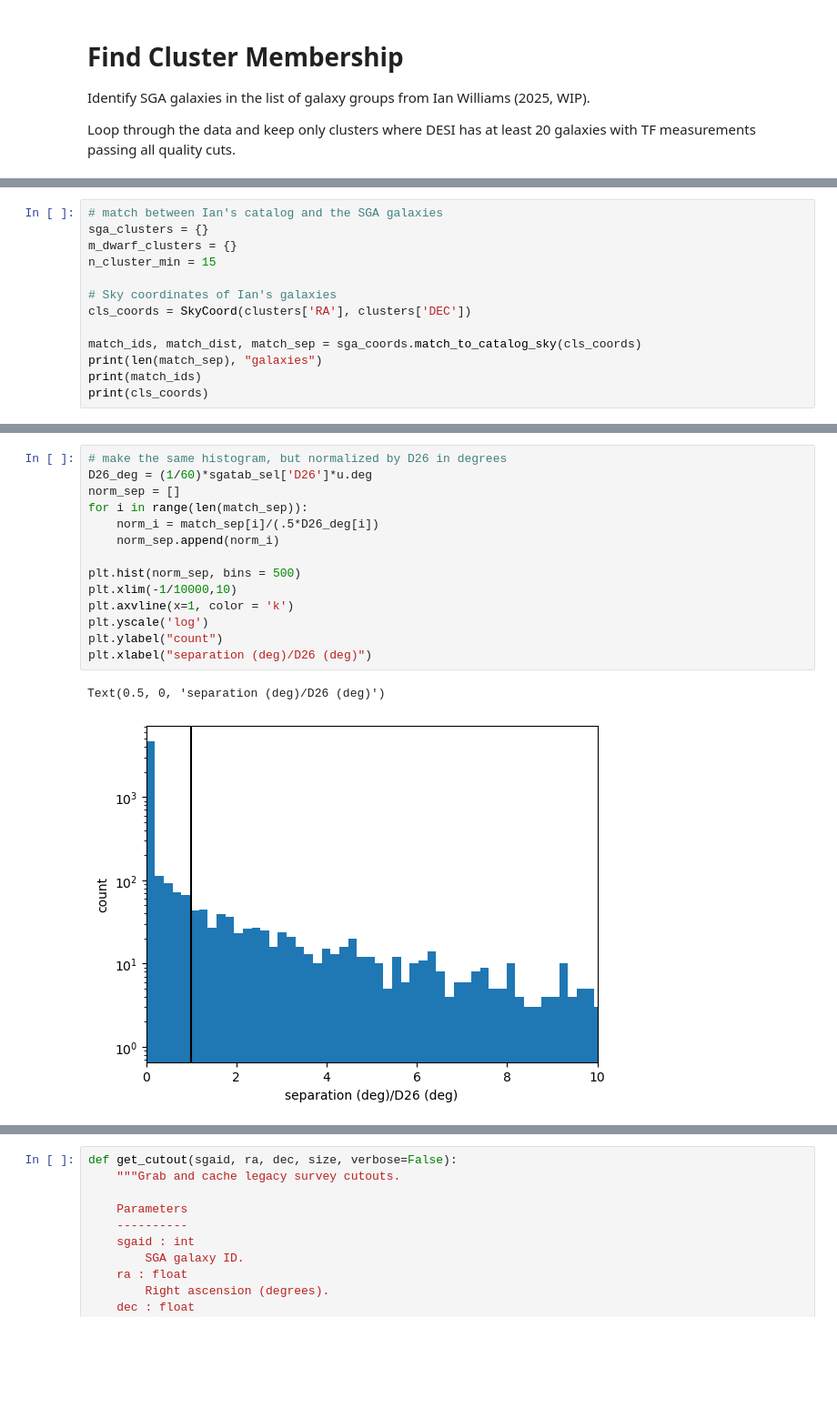
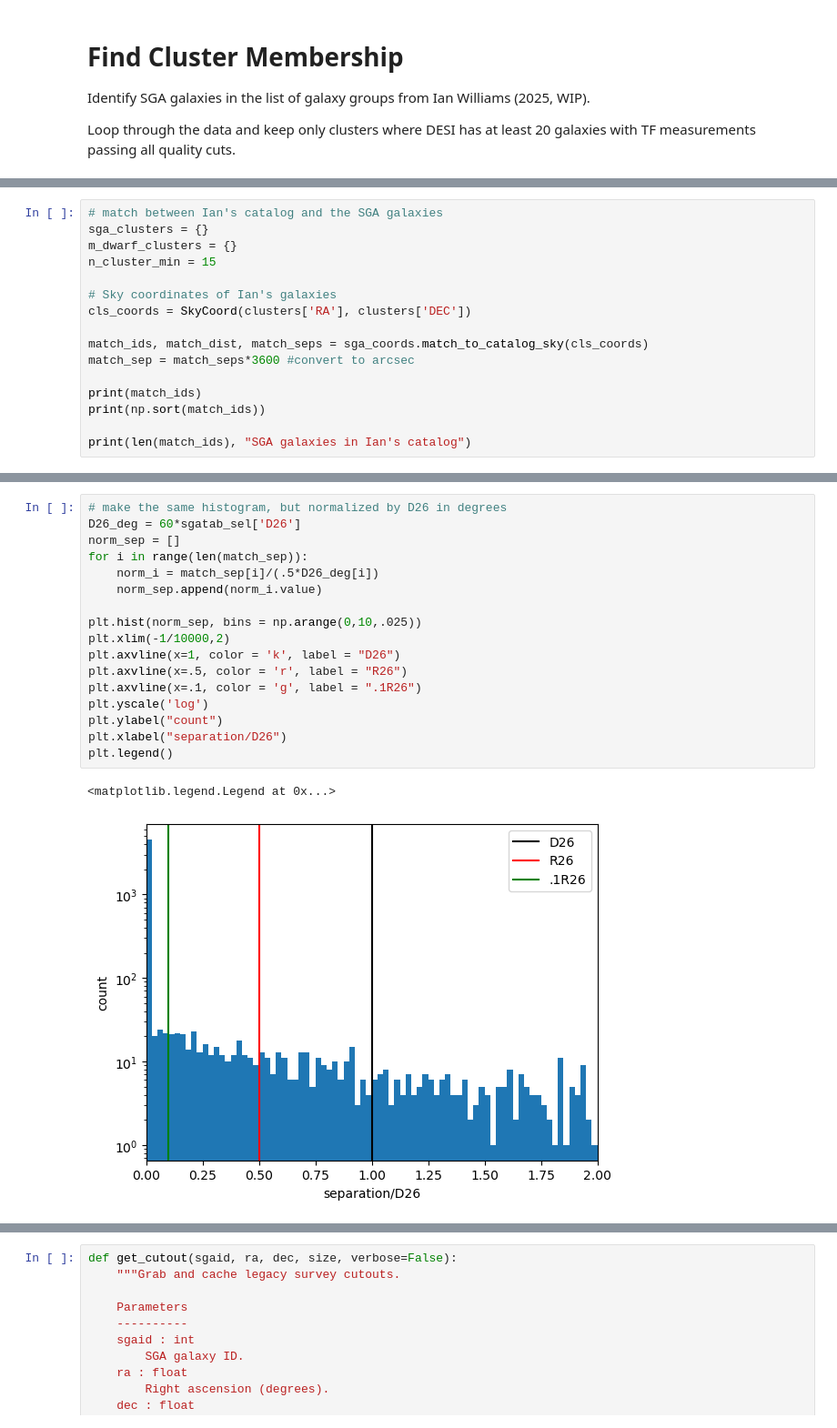
Before and after one commit to DESI-UR/DESI_SGA, a Jupyter notebook: TF/Y1/TF_Y1_cluster_VI_MJ_DESI.ipynb, the cells around one changed output, grey strips where cells are left out. Shown at 91% size. Saved outputs shown, nothing was run; the diff lists cells and outputs as text; blank space fills up the shorter version.

Commit message:
working on diagnostic plots

```diff
--- a/TF/Y1/TF_Y1_cluster_VI_MJ_DESI.ipynb
+++ b/TF/Y1/TF_Y1_cluster_VI_MJ_DESI.ipynb
@@ -461,8 +446,11 @@ n_cluster_min = 15
 # Sky coordinates of Ian's galaxies
 cls_coords = SkyCoord(clusters['RA'], clusters['DEC'])
 
-match_ids, match_dist, match_sep = sga_coords.match_to_catalog_sky(cls_coords)
-print(len(match_sep), "galaxies")
+match_ids, match_dist, match_seps = sga_coords.match_to_catalog_sky(cls_coords)
+match_sep = match_seps*3600 #convert to arcsec
+
 print(match_ids)
-print(cls_coords)
+print(np.sort(match_ids))
+
+print(len(match_ids), "SGA galaxies in Ian's catalog")
 # %% [output]
@@ -486,17 +471,20 @@ Text(0, 0.5, 'count')
 # %%
 # make the same histogram, but normalized by D26 in degrees
-D26_deg = (1/60)*sgatab_sel['D26']*u.deg
+D26_deg = 60*sgatab_sel['D26']
 norm_sep = []
 for i in range(len(match_sep)):
     norm_i = match_sep[i]/(.5*D26_deg[i])
-    norm_sep.append(norm_i)
+    norm_sep.append(norm_i.value)
 
-plt.hist(norm_sep, bins = 500)
-plt.xlim(-1/10000,10)
-plt.axvline(x=1, color = 'k')
+plt.hist(norm_sep, bins = np.arange(0,10,.025))
+plt.xlim(-1/10000,2)
+plt.axvline(x=1, color = 'k', label = "D26")
+plt.axvline(x=.5, color = 'r', label = "R26")
+plt.axvline(x=.1, color = 'g', label = ".1R26")
 plt.yscale('log')
 plt.ylabel("count")
-plt.xlabel("separation (deg)/D26 (deg)")
+plt.xlabel("separation/D26")
+plt.legend()
 # %% [output]
-Text(0.5, 0, 'separation (deg)/D26 (deg)')
+<matplotlib.legend.Legend at 0x...>
-[figure, old version]
+[figure, new version]
```
Also changed, not shown: parts of 27 cells of this notebook, 5 other files.
